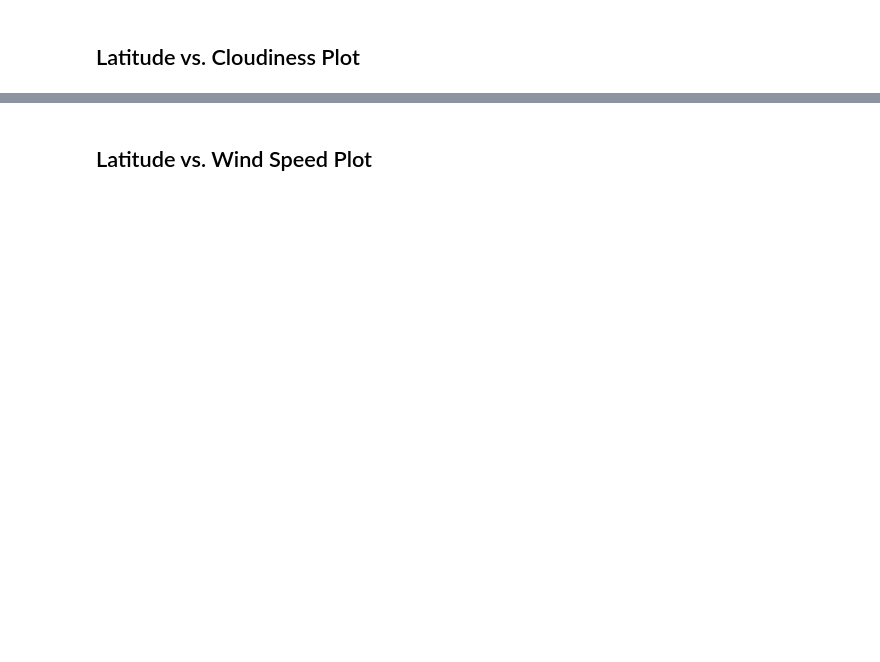
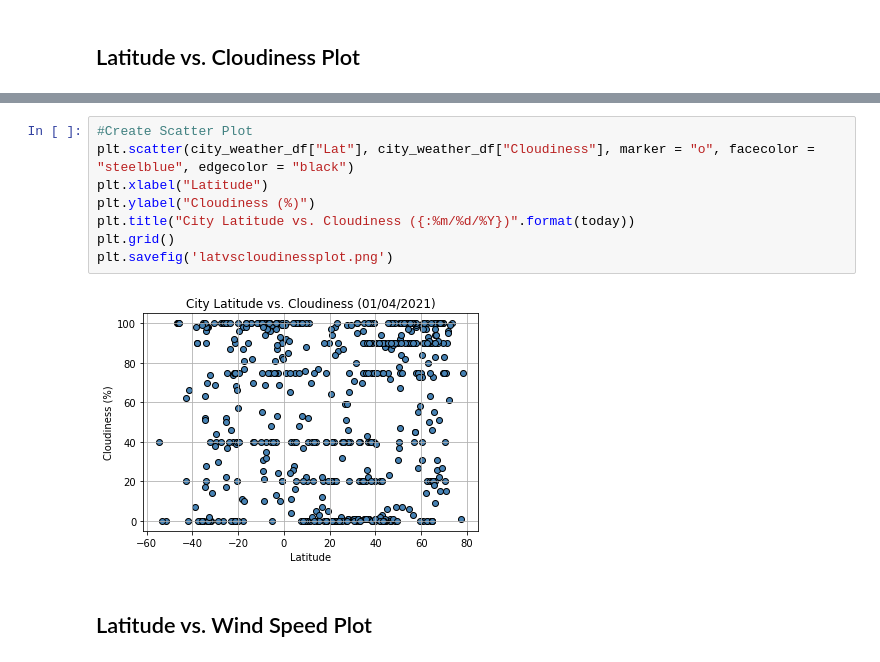
Before and after one commit to shadeetabasi/python-api-challenge, a Jupyter notebook: WeatherPy/WeatherPy.ipynb, the cells around one changed output, grey strips where cells are left out. Drawn from its saved outputs; the diff is of its cells as text; blank space fills up the shorter version.

```diff
--- a/WeatherPy/WeatherPy.ipynb
+++ b/WeatherPy/WeatherPy.ipynb
@@ -148,2 +232,12 @@ Int64Index([], dtype='int64')
+# %%
+#Create Scatter Plot
+plt.scatter(city_weather_df["Lat"], city_weather_df["Cloudiness"], marker = "o", facecolor = "steelblue", edgecolor = "black")
+plt.xlabel("Latitude")
+plt.ylabel("Cloudiness (%)")
+plt.title("City Latitude vs. Cloudiness ({:%m/%d/%Y})".format(today))
+plt.grid()
+plt.savefig('latvscloudinessplot.png')
+# %% [output]
+[figure, added]
 # %% [markdown]
 ## Latitude vs. Wind Speed Plot
```
Also changed, not shown: parts of 38 cells of this notebook, 14 other files.
